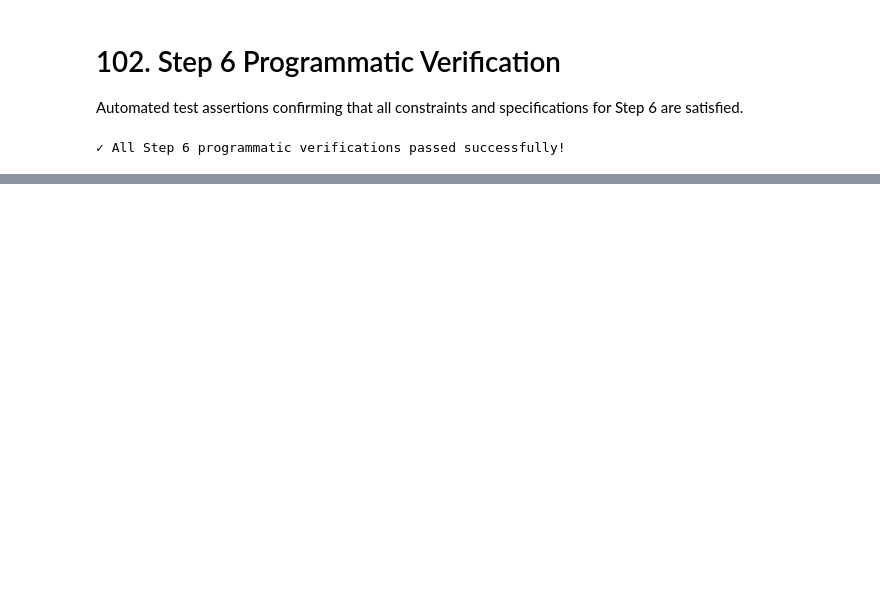
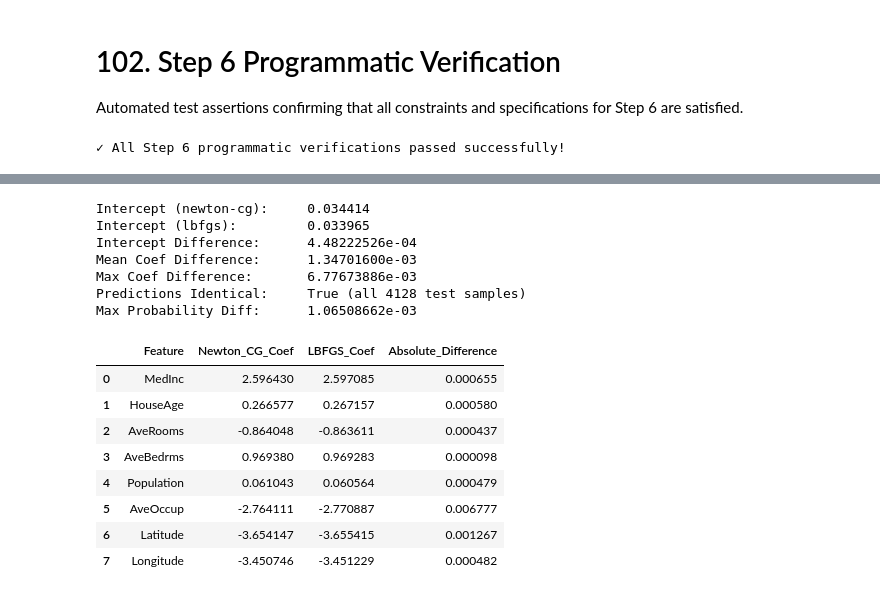
Before and after one commit to abed-dvp/california-housing-training-optimization, a Jupyter notebook: notebook.ipynb, the cells around one changed output, grey strips where cells are left out. Saved outputs shown, nothing was run; the diff lists cells and outputs as text; code cells hidden in the pictures; blank space fills up the shorter version.

Commit message:
Add enhanced GD, second-order methods, and logistic solvers

```diff
--- a/notebook.ipynb
+++ b/notebook.ipynb
@@ -2962,0 +3102,20 @@ print("\u2713 All Step 6 programmatic verifications passed successfully!")
+# %%
+# Fit LogisticRegression with lbfgs solver
+with warnings.catch_warnings():
+    warnings.simplefilter("ignore", category=FutureWarning)
+    t0 = time.perf_counter()
+    lr_lbfgs = LogisticRegression(
+        solver="lbfgs",
+        penalty=None,
+        random_state=42,
+        max_iter=1000,
+        tol=1e-4
+    )
+    lr_lbfgs.fit(X_all_train_scaled, y_class_train.to_numpy())
+    t_lbfgs = (time.perf_counter() - t0) * 1000
+
+print("=== LogisticRegression (solver='lbfgs') ===")
+print(f"Intercept:        {lr_lbfgs.intercept_[0]:.6f}")
+print(f"Weight vector:    {lr_lbfgs.coef_.shape}")
+print(f"Iterations:       {lr_lbfgs.n_iter_[0]}")
+print(f"Fit Time:         {t_lbfgs:.2f} ms")
@@ -2962,0 +3186,40 @@ print("\u2713 All Step 6 programmatic verifications passed successfully!")
+# %%
+coef_diffs_solvers = np.abs(lr_newton.coef_ - lr_lbfgs.coef_)[0]
+mean_coef_diff_solvers = float(np.mean(coef_diffs_solvers))
+max_coef_diff_solvers = float(np.max(coef_diffs_solvers))
+intercept_diff_solvers = float(abs(lr_newton.intercept_[0] - lr_lbfgs.intercept_[0]))
+predictions_identical = bool(np.array_equal(preds_newton, preds_lbfgs))
+max_prob_diff = float(np.max(np.abs(probs_newton - probs_lbfgs)))
+
+solver_param_df = pd.DataFrame({
+    "Feature": X_all_train.columns,
+    "Newton_CG_Coef": lr_newton.coef_[0],
+    "LBFGS_Coef": lr_lbfgs.coef_[0],
+    "Absolute_Difference": coef_diffs_solvers
+})
+
+print(f"Intercept (newton-cg):     {lr_newton.intercept_[0]:.6f}")
+print(f"Intercept (lbfgs):         {lr_lbfgs.intercept_[0]:.6f}")
+print(f"Intercept Difference:      {intercept_diff_solvers:.8e}")
+print(f"Mean Coef Difference:      {mean_coef_diff_solvers:.8e}")
+print(f"Max Coef Difference:       {max_coef_diff_solvers:.8e}")
+print(f"Predictions Identical:     {predictions_identical} (all {len(preds_newton)} test samples)")
+print(f"Max Probability Diff:      {max_prob_diff:.8e}")
+solver_param_df
+# %% [output]
+Intercept (newton-cg):     0.034414
+Intercept (lbfgs):         0.033965
+Intercept Difference:      4.48222526e-04
+Mean Coef Difference:      1.34701600e-03
+Max Coef Difference:       6.77673886e-03
+Predictions Identical:     True (all 4128 test samples)
+Max Probability Diff:      1.06508662e-03
+|  | Feature | Newton_CG_Coef | LBFGS_Coef | Absolute_Difference |
+| 0 | MedInc | 2.596430 | 2.597085 | 0.000655 |
+| 1 | HouseAge | 0.266577 | 0.267157 | 0.000580 |
+| 2 | AveRooms | -0.864048 | -0.863611 | 0.000437 |
+| 3 | AveBedrms | 0.969380 | 0.969283 | 0.000098 |
+| 4 | Population | 0.061043 | 0.060564 | 0.000479 |
+| 5 | AveOccup | -2.764111 | -2.770887 | 0.006777 |
+| 6 | Latitude | -3.654147 | -3.655415 | 0.001267 |
+| 7 | Longitude | -3.450746 | -3.451229 | 0.000482 |
```
Also changed, not shown: parts of 27 cells of this notebook, 1 other file.
